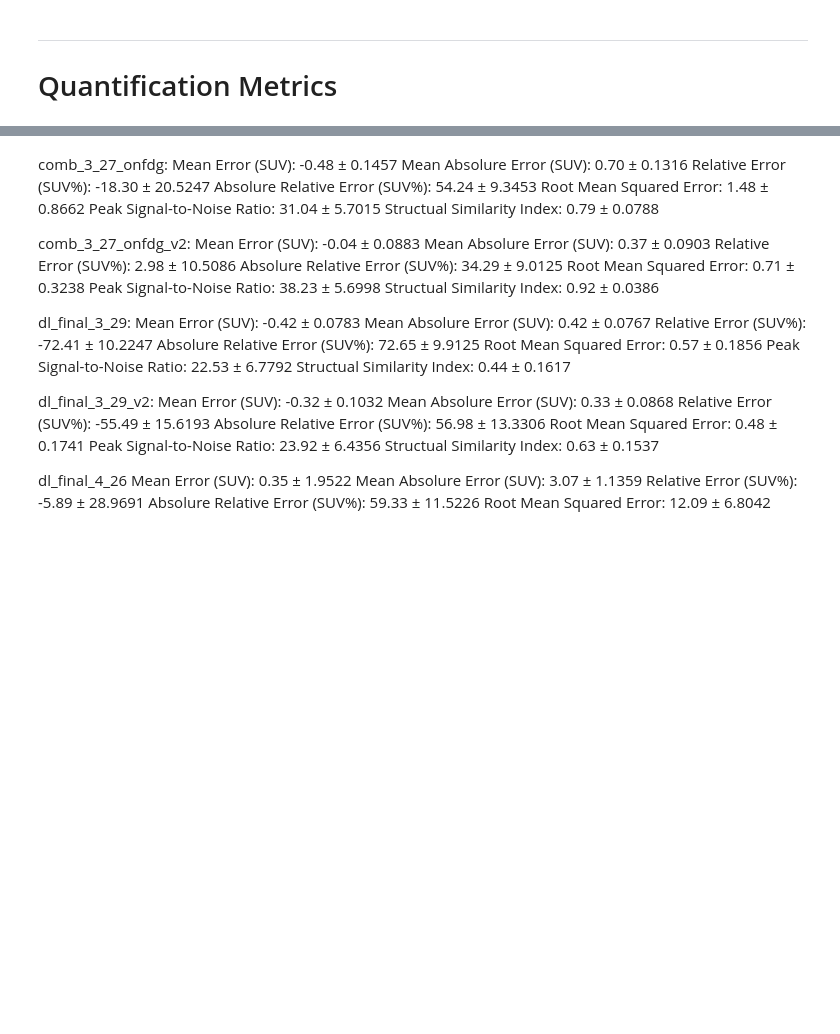
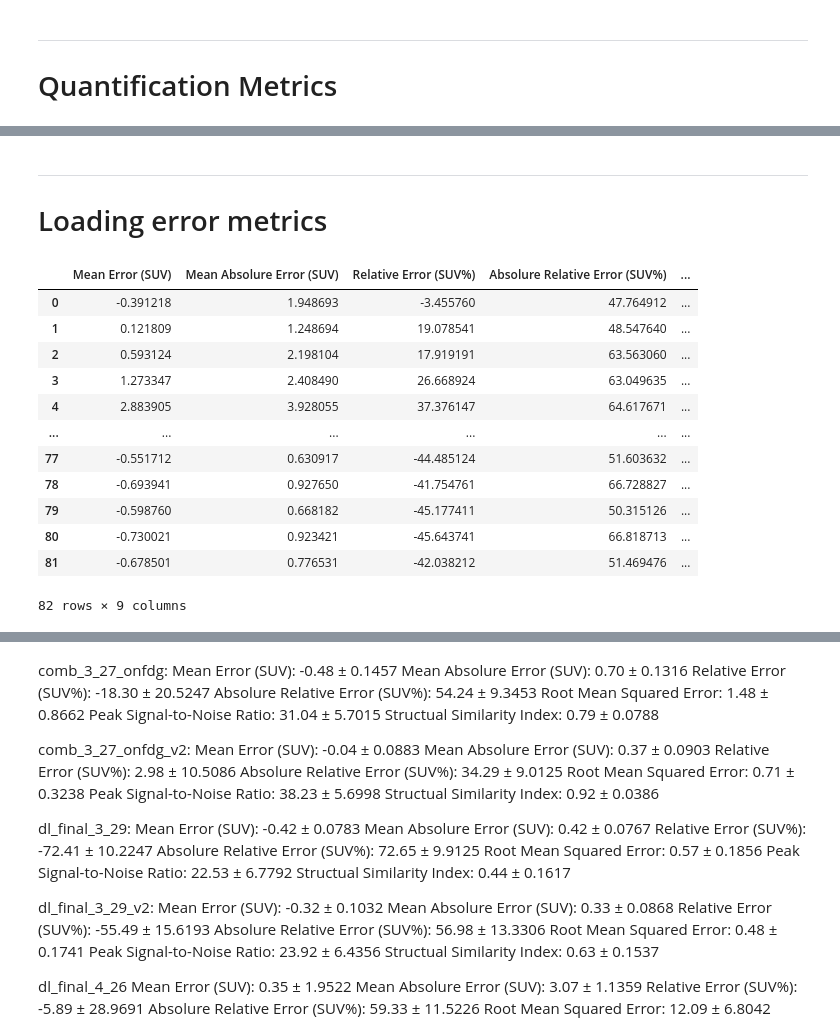
Before and after one commit to s-shahpouri/DL_PET, a Jupyter notebook: Quantification.ipynb, the cells around one changed output, grey strips where cells are left out. Drawn from its saved outputs; the diff is of its cells as text; code cells hidden in the pictures; blank space fills up the shorter version.

Commit message:
Tabels of statistic values and metric error CSVs

```diff
--- a/Quantification.ipynb
+++ b/Quantification.ipynb
@@ -197,0 +141,25 @@ Structual Similarity Index: 0.83 ± 0.1090
+# %% [markdown]
+---------------------------
+# Loading error metrics
+# %%
+import pandas as pd
+
+# Load the CSV file into a DataFrame
+df1 = pd.read_csv('Results/metric_data_ga.csv')
+df2 = pd.read_csv('Results/metric_data_fdg.csv')
+df_combined = pd.concat([df1, df2], ignore_index=True)
+df_combined
+# %% [output]
+|  | Mean Error (SUV) | Mean Absolure Error (SUV) | Relative Error (SUV%) | Absolure Relative Error (SUV%) | ... |
+| 0 | -0.391218 | 1.948693 | -3.455760 | 47.764912 | ... |
+| 1 | 0.121809 | 1.248694 | 19.078541 | 48.547640 | ... |
+| 2 | 0.593124 | 2.198104 | 17.919191 | 63.563060 | ... |
+| 3 | 1.273347 | 2.408490 | 26.668924 | 63.049635 | ... |
+| 4 | 2.883905 | 3.928055 | 37.376147 | 64.617671 | ... |
+| ... | ... | ... | ... | ... | ... |
+| 77 | -0.551712 | 0.630917 | -44.485124 | 51.603632 | ... |
+| 78 | -0.693941 | 0.927650 | -41.754761 | 66.728827 | ... |
+| 79 | -0.598760 | 0.668182 | -45.177411 | 50.315126 | ... |
+| 80 | -0.730021 | 0.923421 | -45.643741 | 66.818713 | ... |
+| 81 | -0.678501 | 0.776531 | -42.038212 | 51.469476 | ... |
+82 rows × 9 columns
```
Also changed, not shown: parts of 19 cells of this notebook, 8 other files.
